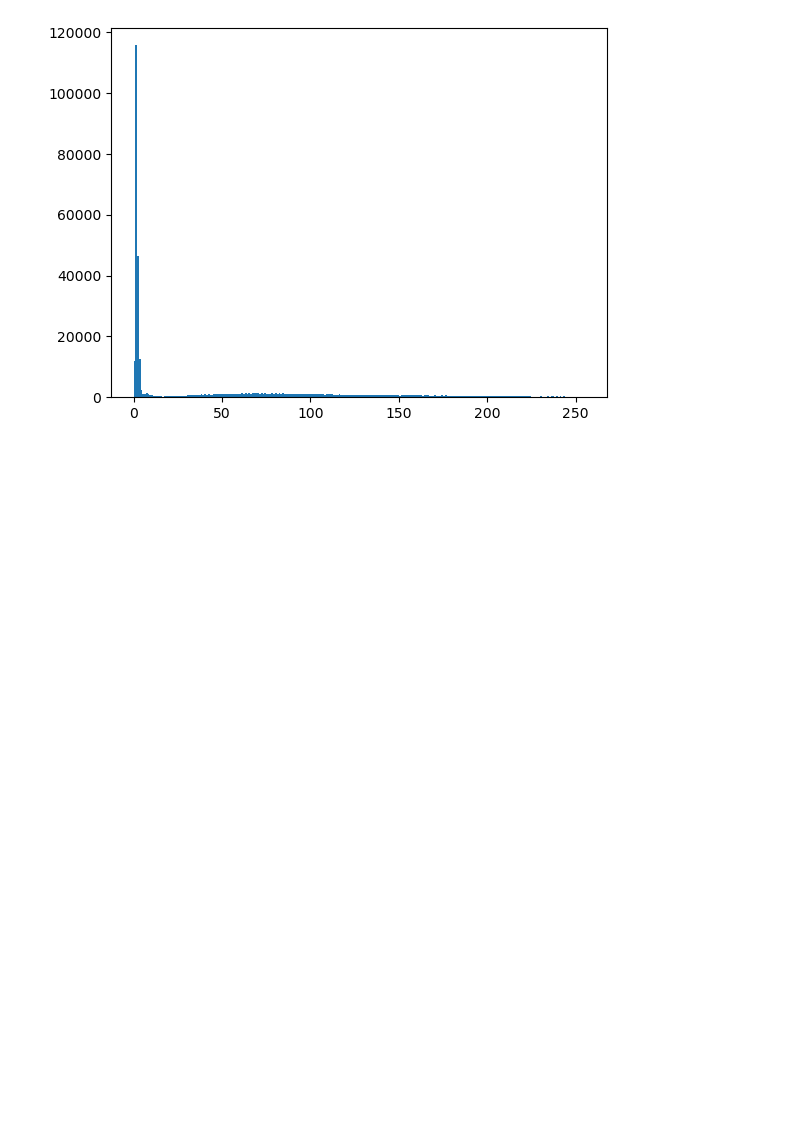
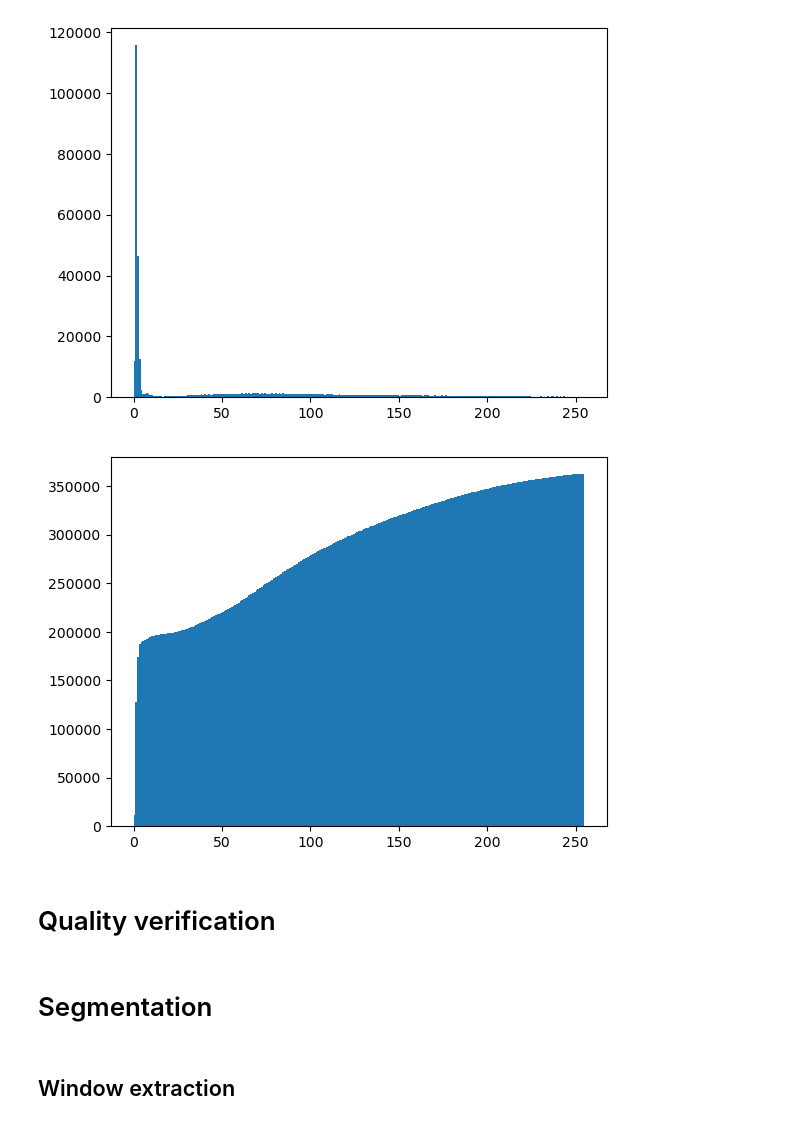
Before and after one commit to Lilian-GA/Nematode_status_assay, a Jupyter notebook: one_image_test.ipynb, the cells around one changed output. Drawn from its saved outputs; the diff is of its cells as text; code cells hidden in the pictures; blank space fills up the shorter version.

Commit message:
window extraction

```diff
--- a/one_image_test.ipynb
+++ b/one_image_test.ipynb
@@ -53,3 +53,14 @@ plt.show()
  [1 1 0 ... 1 0 0]]
 [figure]
 [figure]
+# %%
+plt.hist(stretch_test_pixel.flatten(), bins = 255, cumulative='T')
+plt.show()
+# %% [output]
+[figure, added]
+# %% [markdown]
+# Quality verification
+# %% [markdown]
+# Segmentation
+# %% [markdown]
+## Window extraction
```
Also changed, not shown: parts of 4 cells of this notebook.
